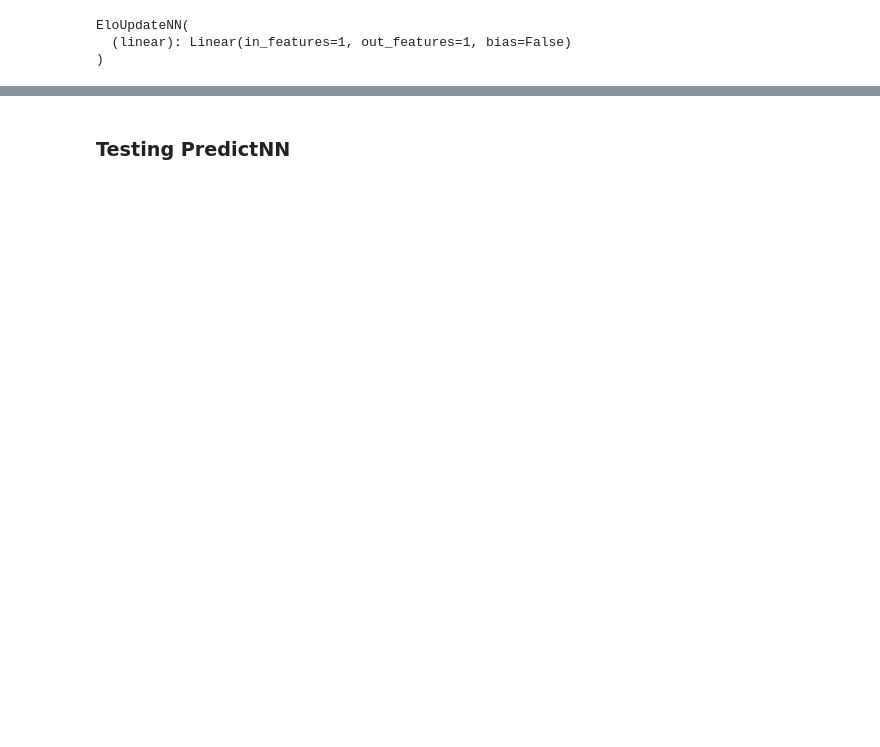
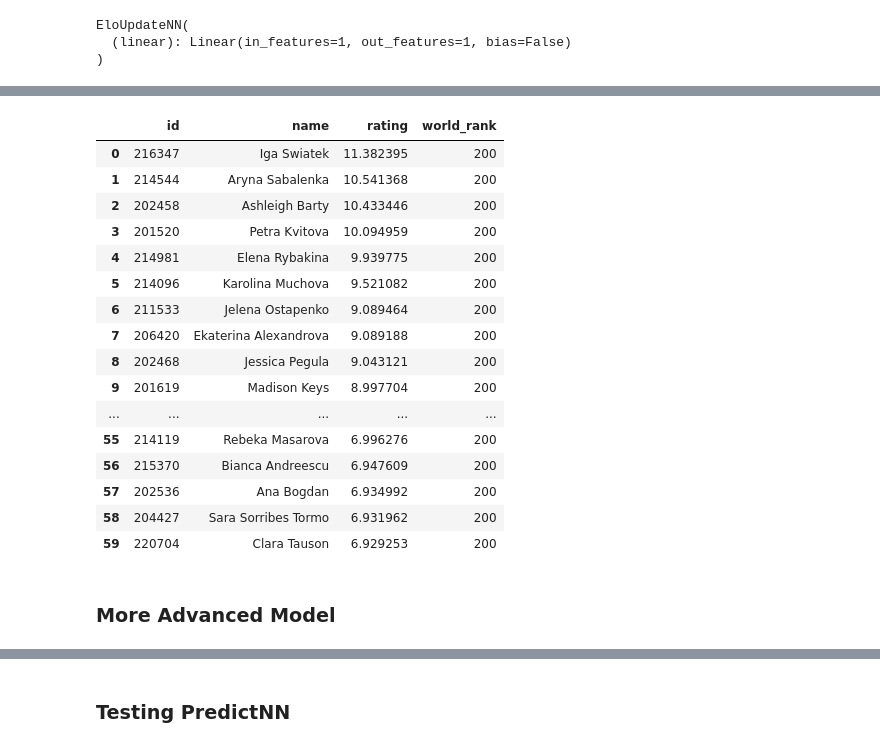
Before and after one commit to btatkinson/oddsmaker, a Jupyter notebook: medium/Rediscovering Classic Ratings Algorithms with Neural Networks.ipynb, the cells around one changed output, grey strips where cells are left out. Saved outputs shown, nothing was run; the diff lists cells and outputs as text; code cells hidden in the pictures; blank space fills up the shorter version.

```diff
--- a/medium/Rediscovering Classic Ratings Algorithms with Neural Networks.ipynb
+++ b/medium/Rediscovering Classic Ratings Algorithms with Neural Networks.ipynb
@@ -483,0 +613,26 @@ rtg_df.sort_values(by='rating', ascending=False)
+# %%
+
+rtg_df = rtg_df.sort_values(by='rating', ascending=False).reset_index(drop=True)
+
+rtg_df.head(60)
+# %% [output]
+|  | id | name | rating | world_rank |
+| 0 | 216347 | Iga Swiatek | 11.382395 | 200 |
+| 1 | 214544 | Aryna Sabalenka | 10.541368 | 200 |
+| 2 | 202458 | Ashleigh Barty | 10.433446 | 200 |
+| 3 | 201520 | Petra Kvitova | 10.094959 | 200 |
+| 4 | 214981 | Elena Rybakina | 9.939775 | 200 |
+| 5 | 214096 | Karolina Muchova | 9.521082 | 200 |
+| 6 | 211533 | Jelena Ostapenko | 9.089464 | 200 |
+| 7 | 206420 | Ekaterina Alexandrova | 9.089188 | 200 |
+| 8 | 202468 | Jessica Pegula | 9.043121 | 200 |
+| 9 | 201619 | Madison Keys | 8.997704 | 200 |
+| ... | ... | ... | ... | ... |
+| 55 | 214119 | Rebeka Masarova | 6.996276 | 200 |
+| 56 | 215370 | Bianca Andreescu | 6.947609 | 200 |
+| 57 | 202536 | Ana Bogdan | 6.934992 | 200 |
+| 58 | 204427 | Sara Sorribes Tormo | 6.931962 | 200 |
+| 59 | 220704 | Clara Tauson | 6.929253 | 200 |
+# %% [markdown]
+
+### More Advanced Model
```
Also changed, not shown: parts of 45 cells of this notebook, 6 other files.
